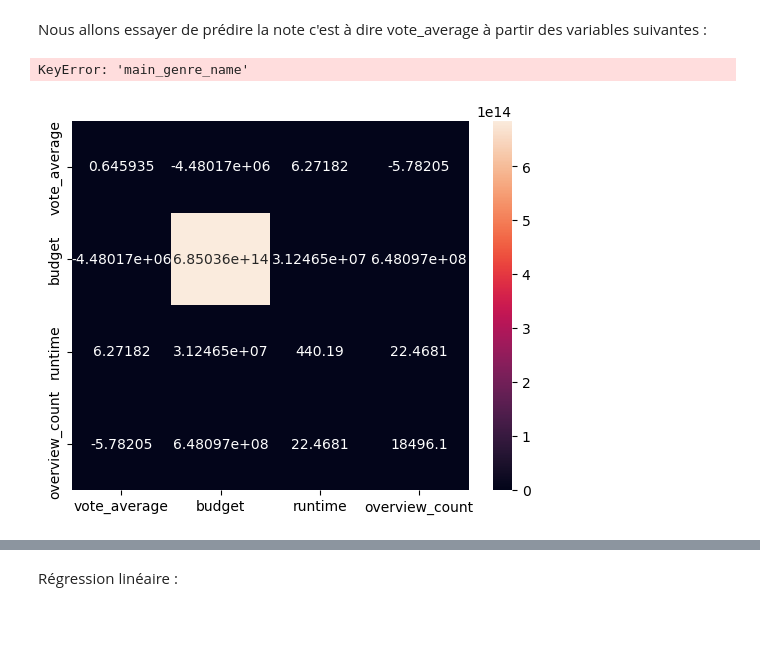
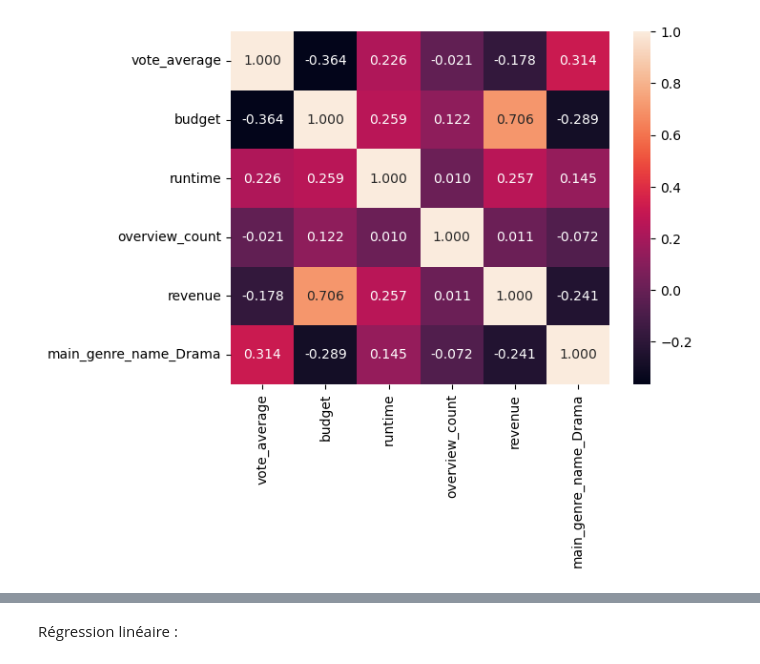
Before and after one commit to gillesfevry/MiseEnProd, a Jupyter notebook: analyse.descriptive.ipynb, the cells around one changed output, grey strips where cells are left out. Saved outputs shown, nothing was run; the diff lists cells and outputs as text; code cells hidden in the pictures; blank space fills up the shorter version.

```diff
--- a/analyse.descriptive.ipynb
+++ b/analyse.descriptive.ipynb
@@ -20,0 +27,3 @@ getting movie info
+# %%
+ids= td.get_movie_ids_list(20, headers=td.headers) # tire la premiere page des films US les plus notés, il y en a 20 par page
+df=td.get_movies_info(ids,headers=td.headers)
@@ -31,9 +43,3 @@ df.head()
 # %%
 df1=td.drop_useless_info(df)
 df1=td.keep_main_genre(df1)
-
-df1=td.full_poster_path(df1)
-
-df1.head()
-df1.describe()
-df1.shape
@@ -41,0 +48,3 @@ df1.shape
+# %%
+df1["revenue"] = df1["revenue"].replace(0, df1["revenue"][df1["revenue"] != 0].mean())
+df1["budget"] = df1["budget"].replace(0, df1["budget"][df1["budget"] != 0].mean())
@@ -53,4 +85,0 @@ On remarque que qu'il y'a des données où le budget n'est pas renseigné, en ef
-# %%
-df1=df1.loc[df1["budget"]!=0] # on supprime les lignes où le budget n'est pas renseigné, l'imputation est possible par le budget moyen, pour le moment on fait le choix de ne pas imputer
-df1=df1.loc[df1["revenue"]!=0]
-df1.shape
@@ -106,27 +145,10 @@ df1.head()
-# %% [markdown]
-Nous allons essayer de prédire la note c'est à dire vote_average à partir des variables suivantes :
-# %%
-df1["main_genre_name"].unique()
-L=[]
-for i in df1["main_genre_name"].unique() :
-    L.append("main_genre_name"+"_"+str(i))
-print(L)
-
-var_explicative=["id","vote_average","budget","runtime","overview_count","revenue"]
-var_explicative.extend(L)
-df1=df1.loc[:,var_explicative]
-df1.head(1)
-# %% [output]
-KeyError: 'main_genre_name'
 # %%
-import numpy as np
-import seaborn as sns
-import matplotlib.pyplot as plt
+corr = np.corrcoef(df1.loc[:, ["vote_average", "budget", "runtime", "overview_count", "revenue", "main_genre_name_Drama"]].T, bias=True)
 
-cov = np.cov(df1.loc[:,["vote_average","budget","runtime","overview_count"]].T, bias=True)
-labs = ['vote_average', 'budget', 'runtime',"overview_count"]
+labs = ['vote_average', 'budget', 'runtime', 'overview_count', 'revenue', 'main_genre_name_Drama']
 
-sns.heatmap(cov, annot=True, fmt='g', xticklabels=labs, yticklabels=labs)
+sns.heatmap(corr, annot=True, fmt='.3f', xticklabels=labs, yticklabels=labs)
+
 plt.show()
 # %% [output]
-[figure, old version]
+[figure, new version]
```
Also changed, not shown: parts of 47 cells of this notebook.
